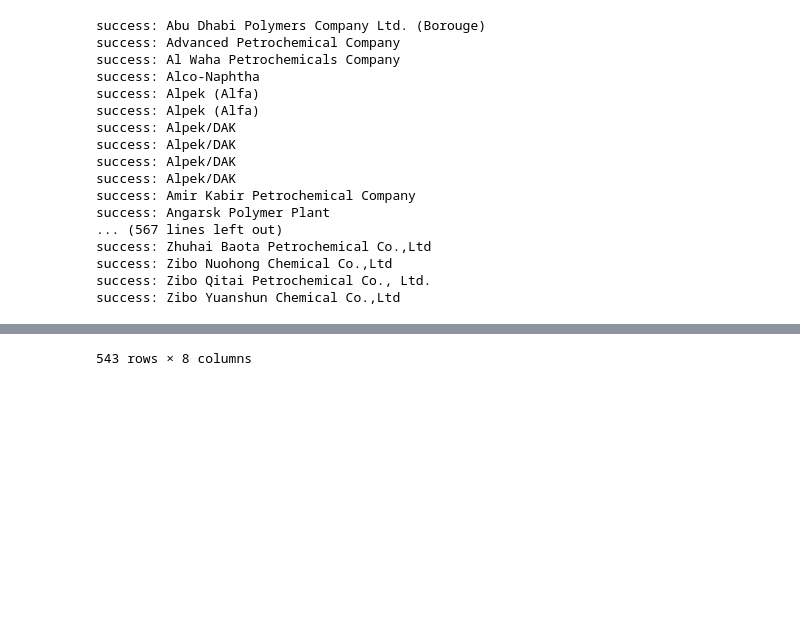
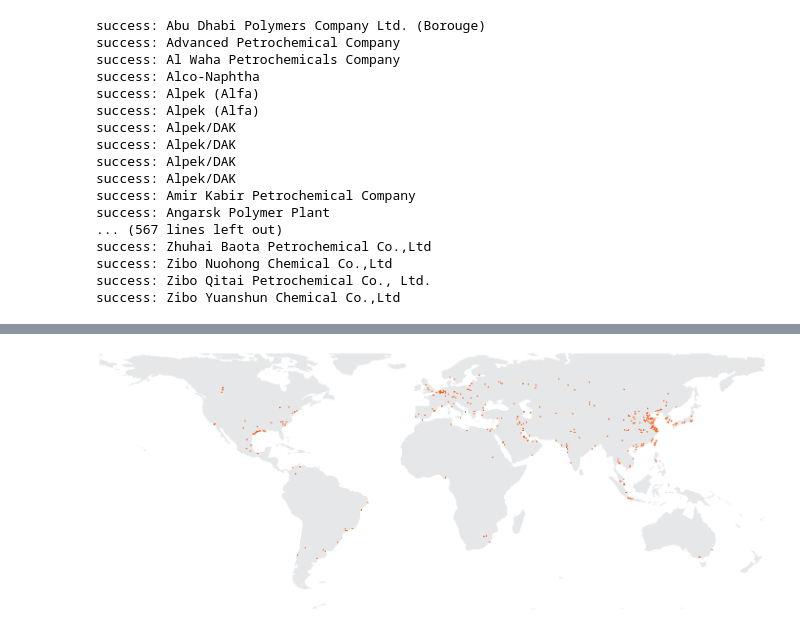
Before and after one commit to earthrise-media/plastic-tracker, a Jupyter notebook: notebooks/geocode_assets.ipynb, the cells around one changed output, grey strips where cells are left out. Cells and saved outputs as stored; diff of their text form; code cells hidden in the pictures; blank space fills up the shorter version.

```diff
--- a/notebooks/geocode_assets.ipynb
+++ b/notebooks/geocode_assets.ipynb
@@ -121,12 +119,12 @@ success: Zibo Qitai Petrochemical Co., Ltd.
 success: Zibo Yuanshun Chemical Co.,Ltd
 # %%
 full_operator_coords = pd.concat([operator_df, operator_coords], axis=1)
-full_operator_coords.to_pickle("../dataframes/coords.pkl")
+full_operator_coords.to_pickle("../dataframes/assetcoords.pkl")
 
 gdf = geopandas.GeoDataFrame(
     full_operator_coords,
     geometry=geopandas.points_from_xy(
-        fullcoords_df.lon, fullcoords_df.lat
+        full_operator_coords.lon, full_operator_coords.lat
     )
 )
 
@@ -151,5 +149,5 @@ gdf.plot(
 )
 
 ax.axis('off')
-plt.savefig('../imgs/cities.png', transparent=True)
+plt.savefig('../imgs/assets.png', transparent=True)
 # %% [output]
@@ -168 +154 @@ plt.savefig('../imgs/cities.png', transparent=True)
-543 rows × 8 columns
+[figure, added]
```
Also changed, not shown: parts of 3 cells of this notebook, 3 other files.
